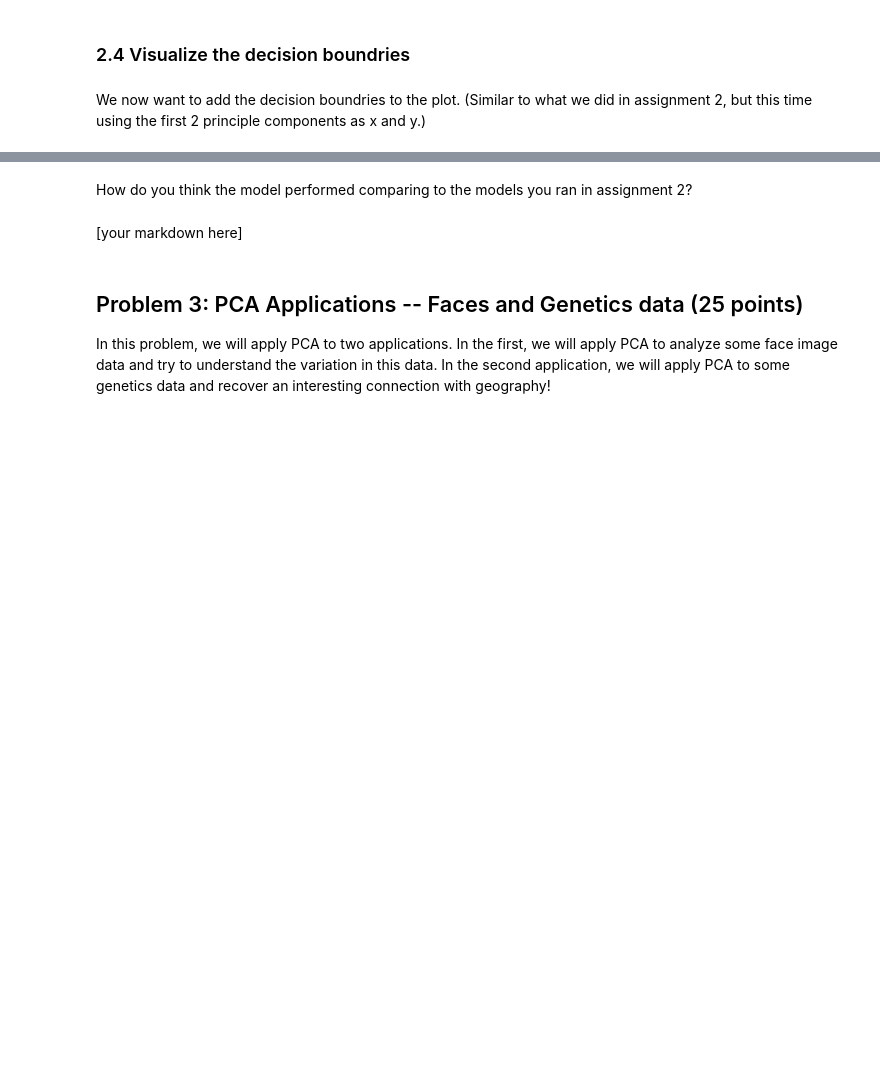
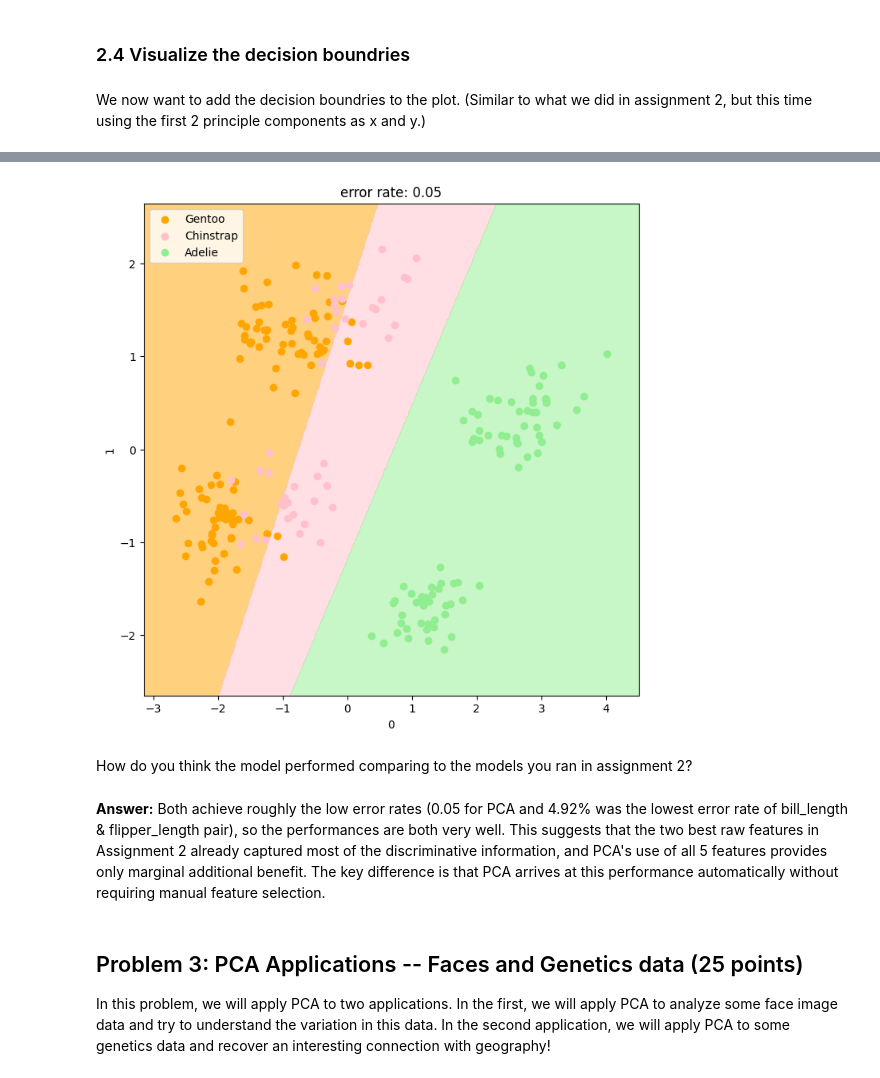
Before and after one commit to yaj0212/Introductory-Machine-Learning, a Jupyter notebook: assignments/assn3/assn3.ipynb, the cells around one changed output, grey strips where cells are left out. Saved outputs shown, nothing was run; the diff lists cells and outputs as text; code cells hidden in the pictures; blank space fills up the shorter version.

```diff
--- a/assignments/assn3/assn3.ipynb
+++ b/assignments/assn3/assn3.ipynb
@@ -574,7 +601,26 @@ principalX
+# %%
+# your code here
+from sklearn.linear_model import LogisticRegression
+
+X_train, X_test, y_train, y_test = train_test_split(X, y, train_size=0.7)
+
+pca = PCA().fit(X_train)
+principalX_train = pd.DataFrame(pca.transform(X_train)[:, :2])
+principalX_test = pd.DataFrame(pca.transform(X_test)[:, :2])
+
+lr = LogisticRegression()
+lr.fit(principalX_train, y_train)
+
+y_pred = lr.predict(principalX_test)
+error = np.mean(y_pred != y_test)
+
+plot_decision_boundaries(principalX_train, y_train, lr, error)
+# %% [output]
+[figure, added]
 # %% [markdown]
 How do you think the model performed comparing to the models you ran in assignment 2?
-# %% [markdown]
-[your markdown here]
+# %% [markdown]
+**Answer:** Both achieve roughly the low error rates (0.05 for PCA and 4.92% was the lowest error rate of bill_length & flipper_length pair), so the performances are both very well. This suggests that the two best raw features in Assignment 2 already captured most of the discriminative information, and PCA's use of all 5 features provides only marginal additional benefit. The key difference is that PCA arrives at this performance automatically without requiring manual feature selection.
 # %% [markdown]
 ## Problem 3: PCA Applications -- Faces and Genetics data (25 points)
 
```
Also changed, not shown: parts of 33 cells of this notebook.
